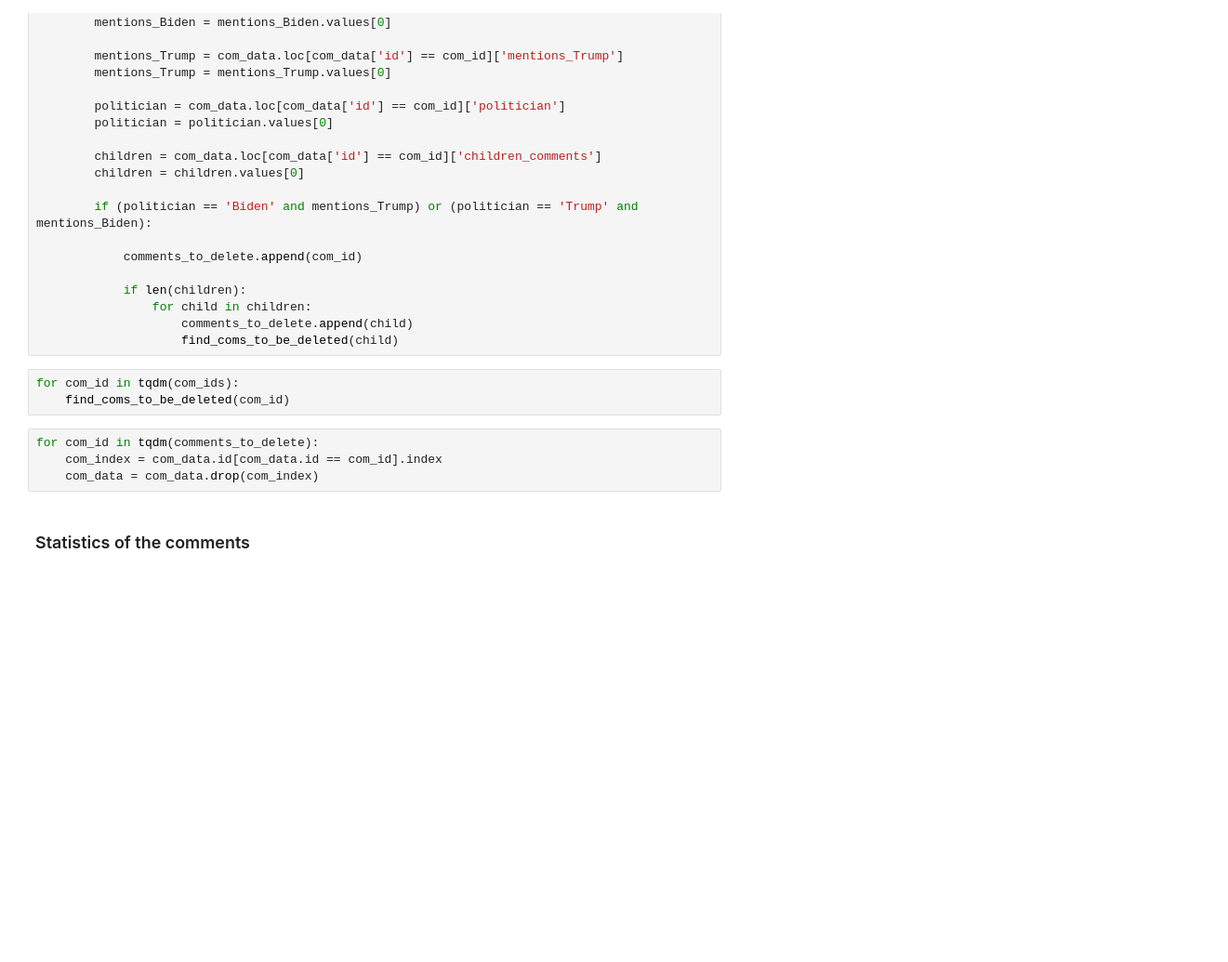
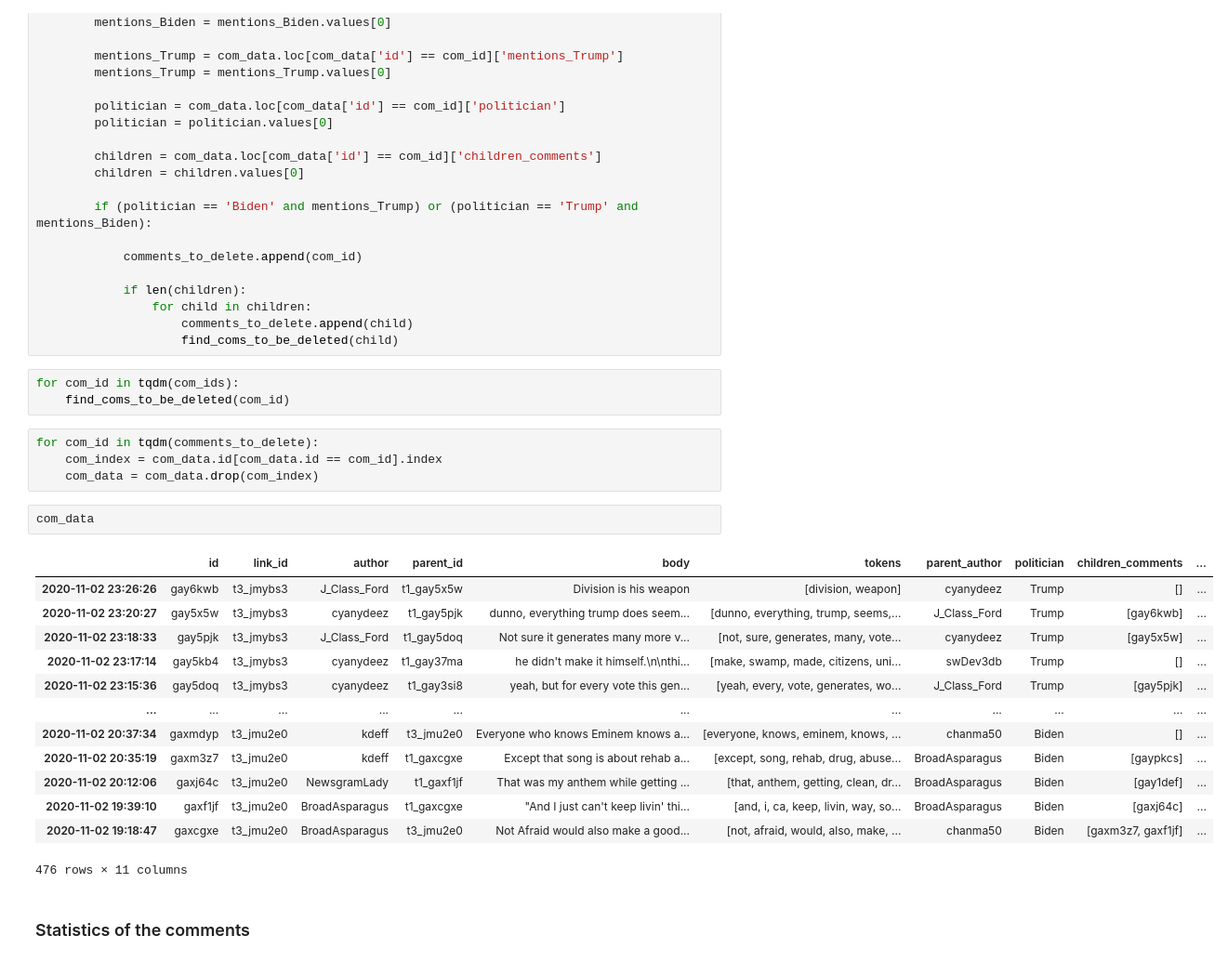
Before and after one commit to JaQtae/SocInfo2022, a Jupyter notebook: Explainer Notebook.ipynb, the cells around one changed output. Shown at 93% size. Drawn from its saved outputs; the diff is of its cells as text; blank space fills up the shorter version.

```diff
--- a/Explainer Notebook.ipynb
+++ b/Explainer Notebook.ipynb
@@ -303,6 +303,22 @@ for com_id in tqdm(com_ids):
 for com_id in tqdm(comments_to_delete):
     com_index = com_data.id[com_data.id == com_id].index
     com_data = com_data.drop(com_index)
+# %%
+com_data
+# %% [output]
+|  | id | link_id | author | parent_id | body | tokens | parent_author | politician | children_comments | ... |
+| 2020-11-02 23:26:26 | gay6kwb | t3_jmybs3 | J_Class_Ford | t1_gay5x5w | Division is his weapon | [division, weapon] | cyanydeez | Trump | [] | ... |
+| 2020-11-02 23:20:27 | gay5x5w | t3_jmybs3 | cyanydeez | t1_gay5pjk | dunno, everything trump does seem... | [dunno, everything, trump, seems,... | J_Class_Ford | Trump | [gay6kwb] | ... |
+| 2020-11-02 23:18:33 | gay5pjk | t3_jmybs3 | J_Class_Ford | t1_gay5doq | Not sure it generates many more v... | [not, sure, generates, many, vote... | cyanydeez | Trump | [gay5x5w] | ... |
+| 2020-11-02 23:17:14 | gay5kb4 | t3_jmybs3 | cyanydeez | t1_gay37ma | he didn't make it himself.\n\nthi... | [make, swamp, made, citizens, uni... | swDev3db | Trump | [] | ... |
+| 2020-11-02 23:15:36 | gay5doq | t3_jmybs3 | cyanydeez | t1_gay3si8 | yeah, but for every vote this gen... | [yeah, every, vote, generates, wo... | J_Class_Ford | Trump | [gay5pjk] | ... |
+| ... | ... | ... | ... | ... | ... | ... | ... | ... | ... | ... |
+| 2020-11-02 20:37:34 | gaxmdyp | t3_jmu2e0 | kdeff | t3_jmu2e0 | Everyone who knows Eminem knows a... | [everyone, knows, eminem, knows, ... | chanma50 | Biden | [] | ... |
+| 2020-11-02 20:35:19 | gaxm3z7 | t3_jmu2e0 | kdeff | t1_gaxcgxe | Except that song is about rehab a... | [except, song, rehab, drug, abuse... | BroadAsparagus | Biden | [gaypkcs] | ... |
+| 2020-11-02 20:12:06 | gaxj64c | t3_jmu2e0 | NewsgramLady | t1_gaxf1jf | That was my anthem while getting ... | [that, anthem, getting, clean, dr... | BroadAsparagus | Biden | [gay1def] | ... |
+| 2020-11-02 19:39:10 | gaxf1jf | t3_jmu2e0 | BroadAsparagus | t1_gaxcgxe | "And I just can't keep livin' thi... | [and, i, ca, keep, livin, way, so... | BroadAsparagus | Biden | [gaxj64c] | ... |
+| 2020-11-02 19:18:47 | gaxcgxe | t3_jmu2e0 | BroadAsparagus | t3_jmu2e0 | Not Afraid would also make a good... | [not, afraid, would, also, make, ... | chanma50 | Biden | [gaxm3z7, gaxf1jf] | ... |
+476 rows × 11 columns
 # %% [markdown]
 ### Statistics of the comments
 # %%
```
Also changed, not shown: parts of 10 cells of this notebook.
